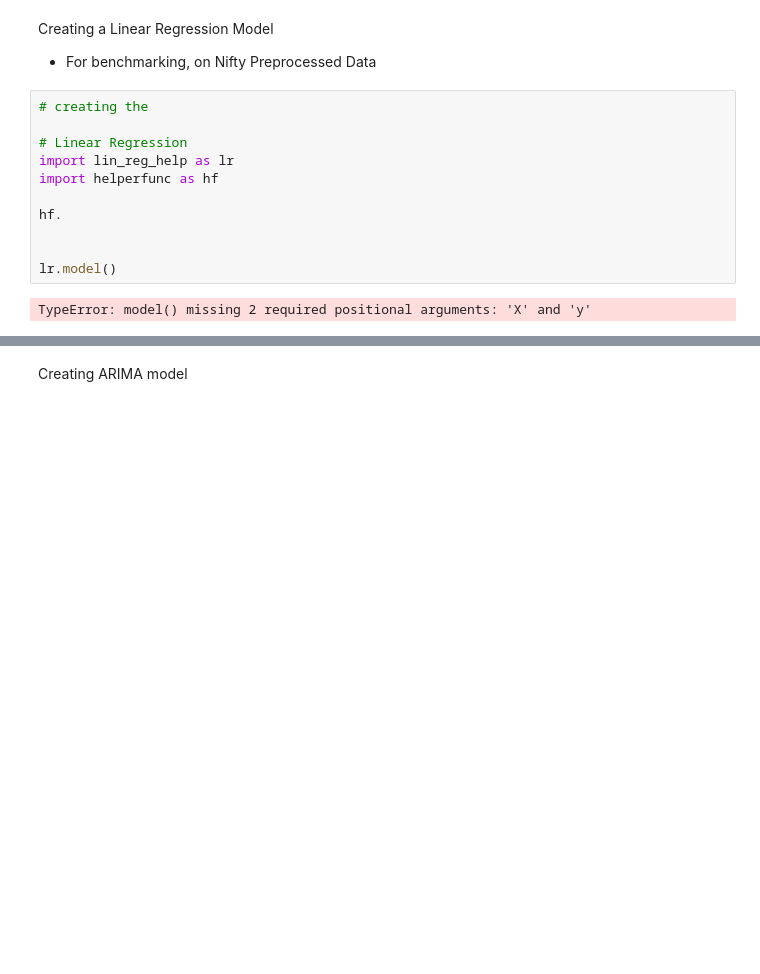
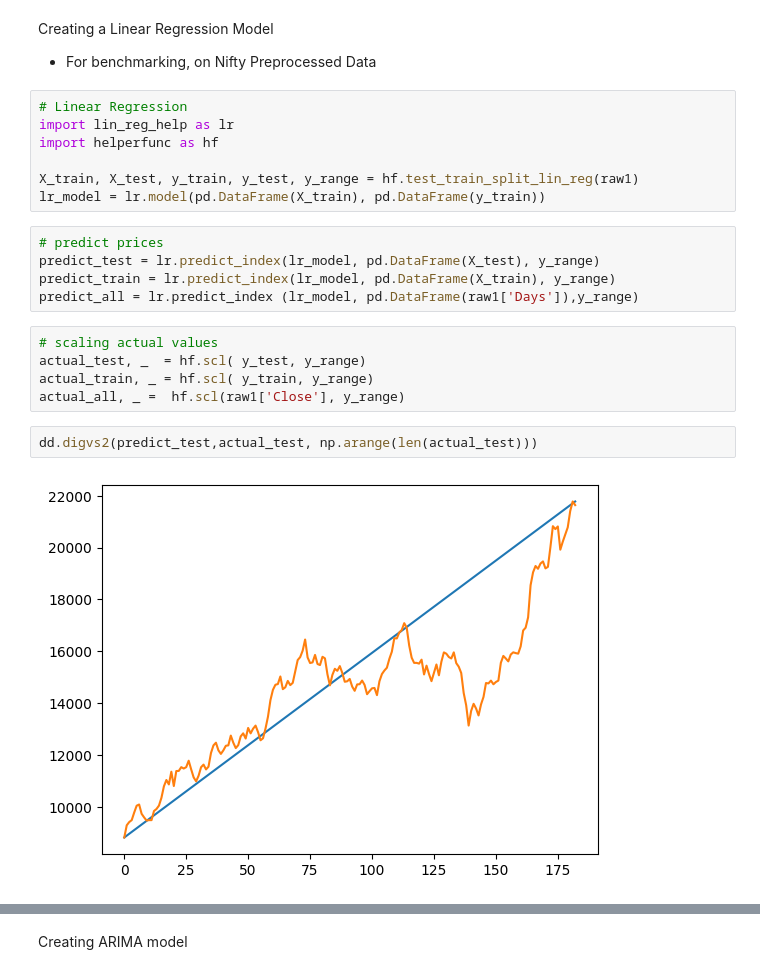
Before and after one commit to farzigulzar/Investment-Predictions, a Jupyter notebook: finance_model.ipynb, the cells around one changed output, grey strips where cells are left out. Saved outputs shown, nothing was run; the diff lists cells and outputs as text; blank space fills up the shorter version.

```diff
--- a/finance_model.ipynb
+++ b/finance_model.ipynb
@@ -57,15 +60,23 @@ Normalise the Data between 0 to 1, using MinMaxScaler
 Creating a Linear Regression Model
 * For benchmarking, on Nifty Preprocessed Data
 # %%
-# creating the
-
 # Linear Regression
 import lin_reg_help as lr
 import helperfunc as hf
 
-hf.
-
-
-lr.model()
+X_train, X_test, y_train, y_test, y_range = hf.test_train_split_lin_reg(raw1)
+lr_model = lr.model(pd.DataFrame(X_train), pd.DataFrame(y_train))
-# %% [output]
-TypeError: model() missing 2 required positional arguments: 'X' and 'y'
+# %%
+# predict prices
+predict_test = lr.predict_index(lr_model, pd.DataFrame(X_test), y_range)
+predict_train = lr.predict_index(lr_model, pd.DataFrame(X_train), y_range)
+predict_all = lr.predict_index (lr_model, pd.DataFrame(raw1['Days']),y_range)
+# %%
+# scaling actual values
+actual_test, _  = hf.scl( y_test, y_range)
+actual_train, _ = hf.scl( y_train, y_range)
+actual_all, _ =  hf.scl(raw1['Close'], y_range)
+# %%
+dd.digvs2(predict_test,actual_test, np.arange(len(actual_test)))
+# %% [output]
+[figure, added]
```
Also changed, not shown: parts of 12 cells of this notebook, 3 other files.
